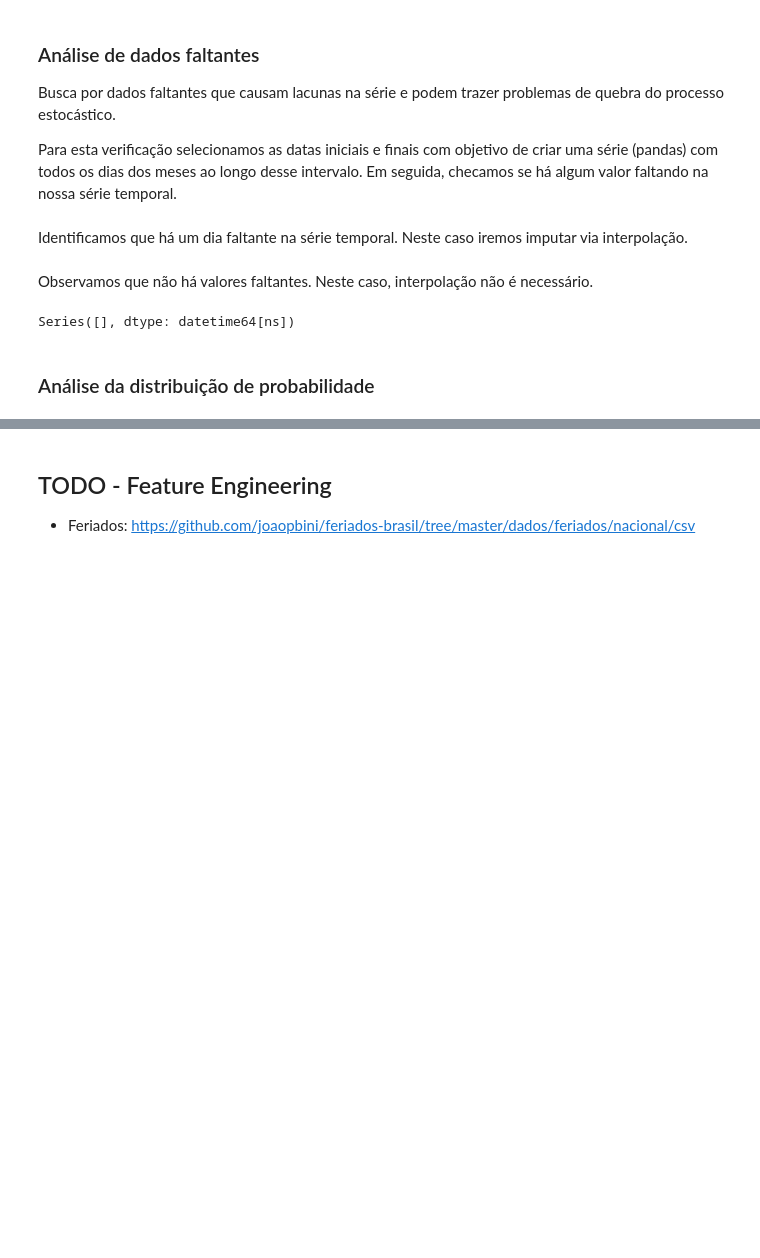
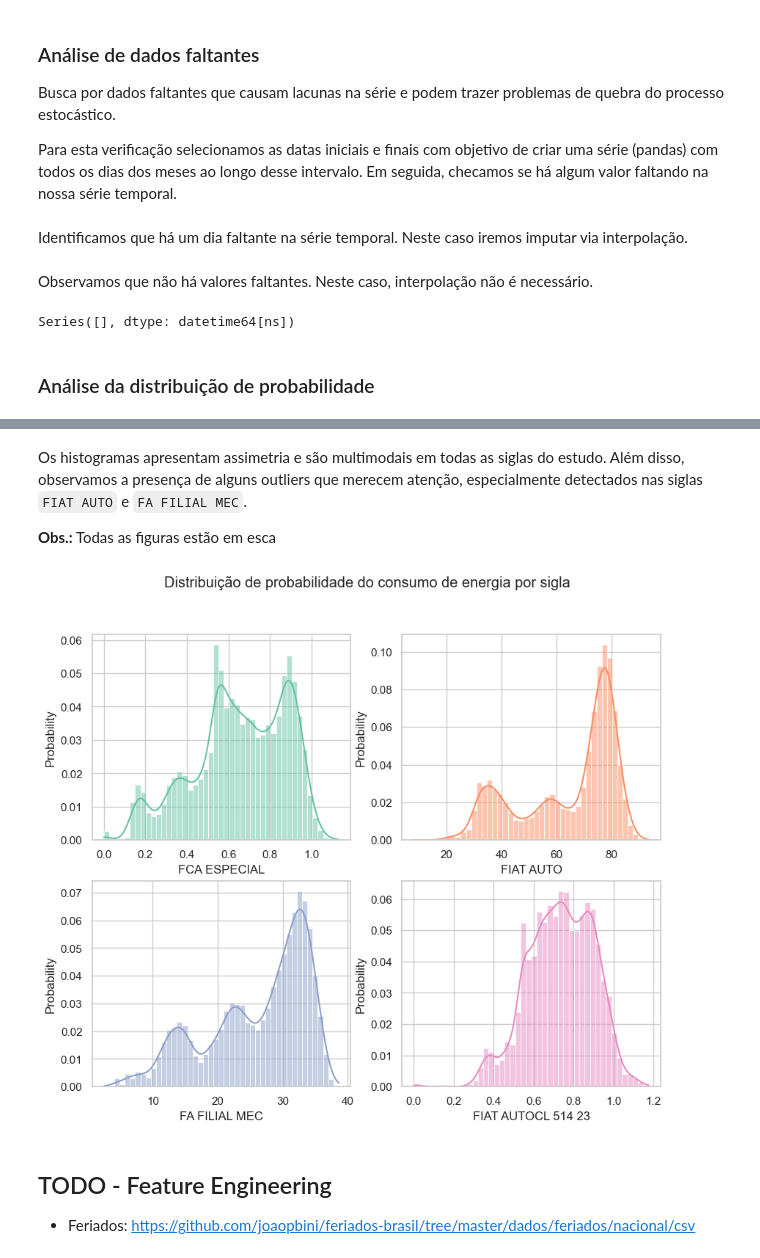
Before and after one commit to ericyaang/EnergyDemandPrediction, a Jupyter notebook: notebooks/eda_forecast.ipynb, the cells around one changed output, grey strips where cells are left out. Cells and saved outputs as stored; diff of their text form; code cells hidden in the pictures; blank space fills up the shorter version.

```diff
--- a/notebooks/eda_forecast.ipynb
+++ b/notebooks/eda_forecast.ipynb
@@ -184,3 +198,28 @@ sns.kdeplot(data = consumo_reduced, x = 'consumo', hue = 'sigla', );
+# %% [markdown]
+Os histogramas apresentam assimetria e são multimodais em todas as siglas do estudo. Além disso, observamos a presença de alguns outliers que merecem atenção, especialmente detectados nas siglas `FIAT AUTO` e `FA FILIAL MEC`.
+
+**Obs.:** Todas as figuras estão em esca
+# %%
+row_numbers = 2
+col_numbers = 2
+counter_ = 1
+
+fig = plt.figure(figsize = (10,8))
+plt.suptitle('Distribuição de probabilidade do consumo de energia por sigla')
+for position, sigla in enumerate(consumo_reduced['sigla'].unique()):
+    plt.subplot(row_numbers, col_numbers, counter_)
+    plt.xlabel(sigla)
+    sns.histplot(
+        consumo_reduced.query(f"""sigla == '{sigla}'""")['consumo'],
+        color = colors[position],
+        fill = True,
+        kde = True,
+        stat = 'probability'
+
+    );
+    counter_ = counter_ + 1
+# %% [output]
+[figure, added]
 # %% [markdown]
 ## TODO - Feature Engineering
 
```
Also changed, not shown: parts of 6 cells of this notebook.
